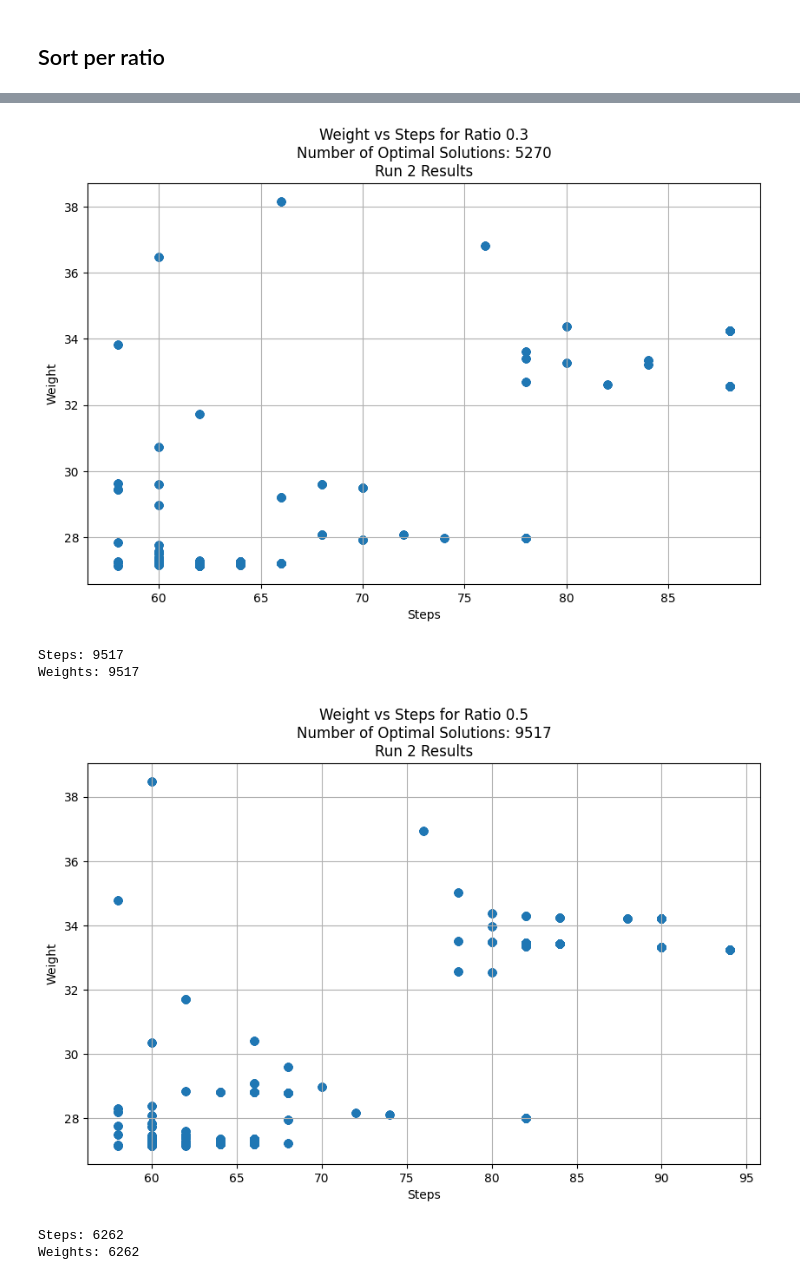
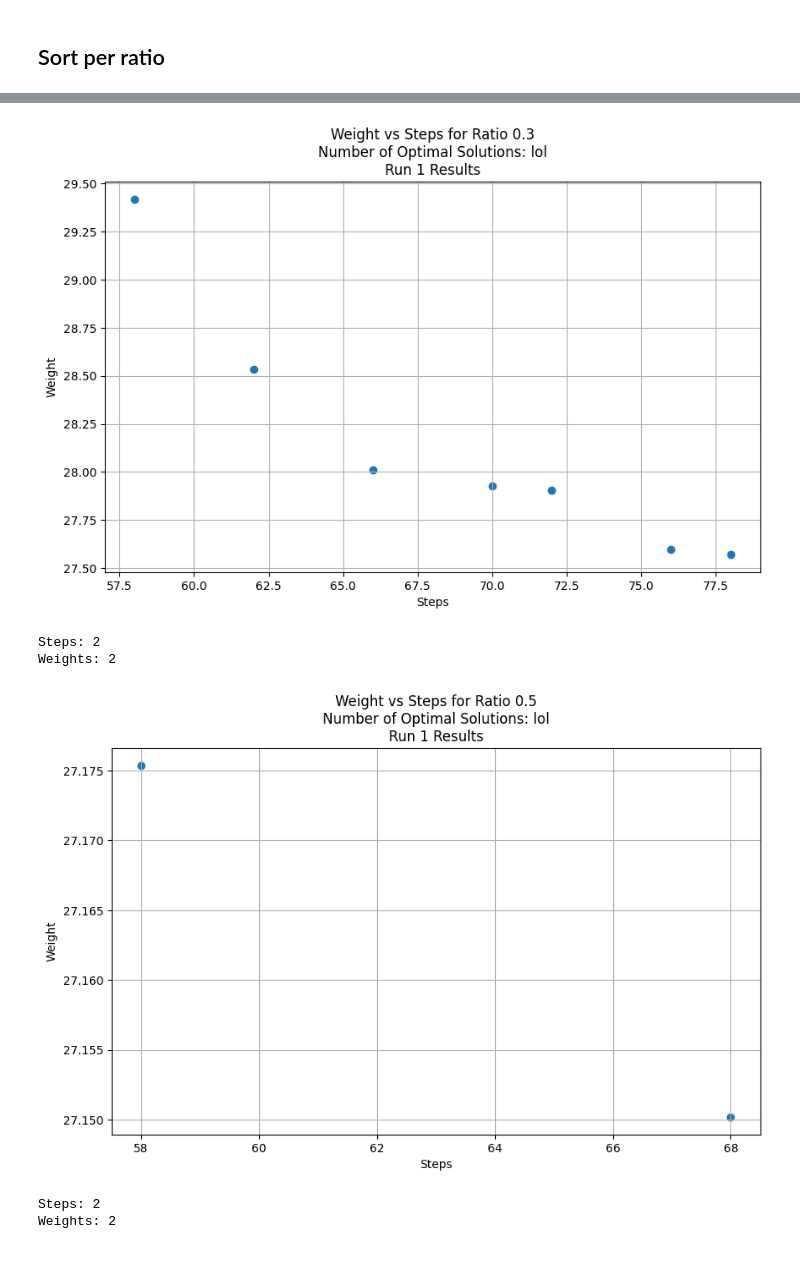
Before and after one commit to HidinginCode/pathpave_pymoo_gp, a Jupyter notebook: analysis.ipynb, the cells around one changed output, grey strips where cells are left out. Drawn from its saved outputs; the diff is of its cells as text; code cells hidden in the pictures.

```diff
--- a/analysis.ipynb
+++ b/analysis.ipynb
@@ -91,27 +121,23 @@ def load_pickle_objects():
 # %%
 ratios = [0.3, 0.5, 0.7]
 sin_sorted_both, radial_sorted_both, meandering_sorted_both = load_pickle_objects()
-for i, ratio in enumerate(sin_sorted_both[1]):
+for i, ratio in enumerate(sin_sorted_both[0]):
     weights = []
     steps = []
+    paths = []
     for run in ratio:
-        #print(run["Number_of_Optimal_Solutions"])
-        for inner_list in [run["Shifted_Weight"] for run in ratio]:
-            for weight in inner_list:
-                weights.append(weight)
+        weights += list(run["Shifted_Weight"])
+        steps += list(run["Steps"])
+        paths += list(run["Paths"])
 
-        for inner_list in [run["Steps"] for run in ratio]:
-            for step in inner_list:
-                steps.append(step)
-
-
-    print(f"Steps: {len(steps)}")
-    print(f"Weights: {len(weights)}")
+    pareto_weights, pareto_steps, pareto_paths = pareto_from_lists(weights, steps, paths)
+    print(f"Steps: {len(pareto_steps)}")
+    print(f"Weights: {len(pareto_weights)}")
     plt.figure(figsize=(10, 6))
-    plt.scatter(steps, weights, marker='o')   # Line plot with markers
+    plt.scatter(pareto_steps, pareto_weights, marker='o')   # Line plot with markers
     plt.xlabel("Steps")
     plt.ylabel("Weight")
-    plt.title(f"Weight vs Steps for Ratio {ratios[i]}\nNumber of Optimal Solutions: {len(steps)}\nRun 2 Results")
+    plt.title(f"Weight vs Steps for Ratio {ratios[i]}\nNumber of Optimal Solutions: lol\nRun 1 Results")
     plt.grid(True)
 
     plt.show()
@@ -139,6 +165,6 @@ Weights: 5270
-[figure, old version]
+[figure, new version]
-Steps: 9517
-Weights: 9517
+Steps: 2
+Weights: 2
-[figure, old version]
+[figure, new version]
-Steps: 6262
-Weights: 6262
+Steps: 2
+Weights: 2
```
Also changed, not shown: parts of 6 cells of this notebook.
